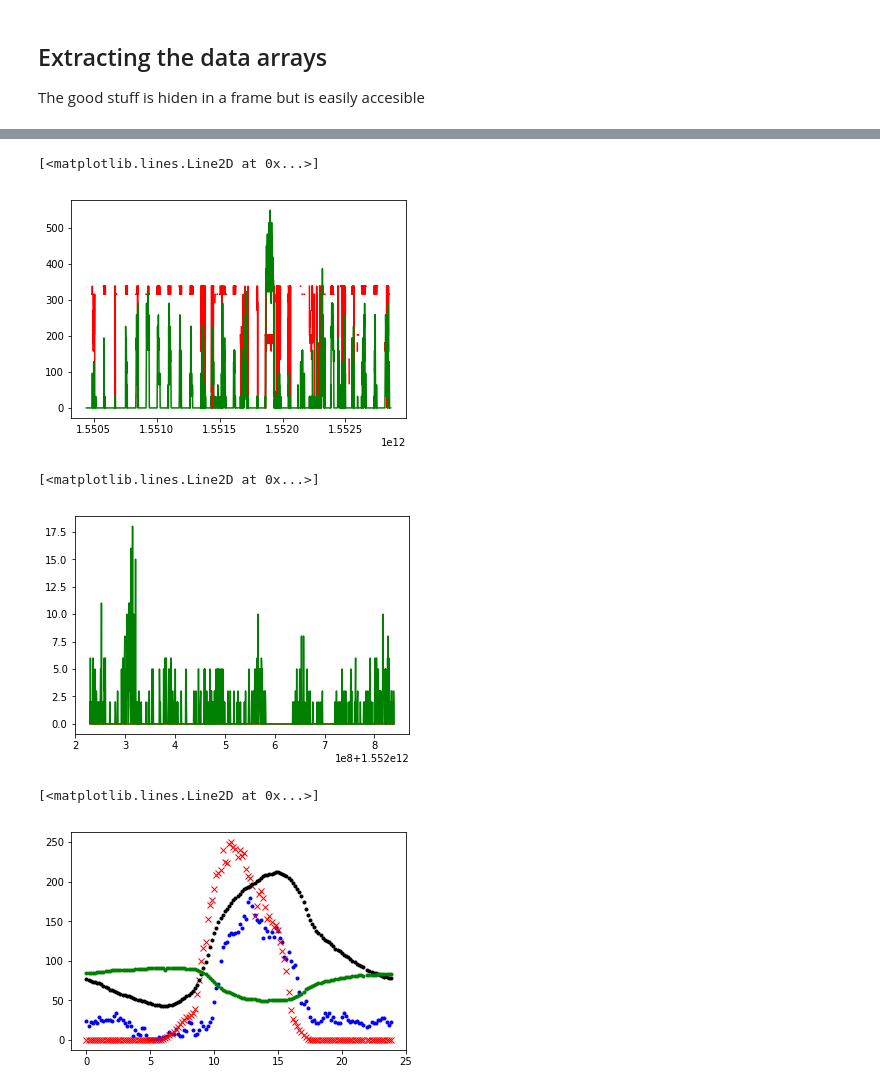
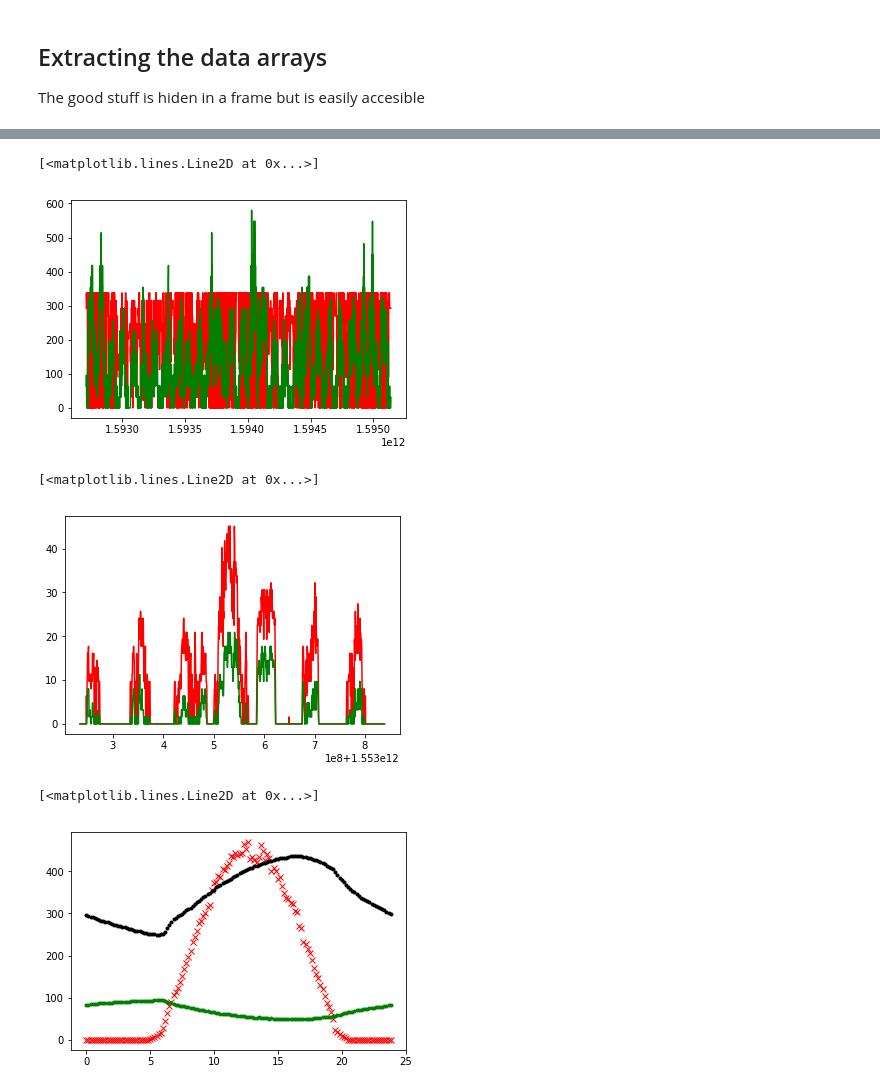
Before and after one commit to macbuse/ROMMA, a Jupyter notebook: romma_again.ipynb, the cells around one changed output, grey strips where cells are left out. Saved outputs shown, nothing was run; the diff lists cells and outputs as text; code cells hidden in the pictures.

```diff
--- a/romma_again.ipynb
+++ b/romma_again.ipynb
@@ -64,10 +66,22 @@ def html2arrays(txt):
         except:
             print(key)
 
+        #continue
+
+        #this fixes holes in the time series
+        if key == 'time':
+            index = (arrays[key] - arrays[key][0])/600000
+            index = index.astype(np.int32)
+            index[index > 4464] = 4463 # just to be safe
+        else:
+            fix = np.zeros(4464)
+            fix[index] = arrays[key]
+            arrays[key] = fix
+
     return arrays
 
 def get_station(ref_num=6):
-    url = 'http://romma.fr/frame_station24.php'
+    url = 'http://romma.fr/frame_station24.php' # why is this hard coded ?
     user_agent = {'User-agent': 'Mozilla/5.0'}
 
     r = requests.post(url,
@@ -76,5 +90,10 @@ def get_station(ref_num=6):
 
     return r.text
 
-tt = get_station(ref_num=4)
+smh = 4
+voiron = 109
+orange = 54
+tt = get_station(ref_num=6)
 meteo = html2arrays(tt)
+for x,y in meteo.items():
+    print(x, len(y))
@@ -84,7 +114,7 @@ plt.plot(meteo['time'][-ww:], meteo['ventdir'][-ww:],'r')
 plt.plot( meteo['time'][-ww:], meteo['vent'][-ww:]*20,'g')
 # %% [output]
 [<matplotlib.lines.Line2D at 0x...>]
-[figure, old version]
+[figure, new version]
 # %%
 ww = 7*24*6
 plt.plot(meteo['time'][-ww:], meteo['rafale'][-ww:],'r')
@@ -92,26 +122,31 @@ plt.plot(meteo['time'][-ww:], meteo['rafale'][-ww:],'r')
 plt.plot( meteo['time'][-ww:], meteo['vent'][-ww:],'g')
 # %% [output]
 [<matplotlib.lines.Line2D at 0x...>]
-[figure, old version]
+[figure, new version]
 # %%
 def hour(x):
     tt = time.localtime(x/1000)
     return tt.tm_hour + tt.tm_min/60
 
+day = 24*6
 
 def tot(key='rad'):
     day = 24*6
     tot = np.zeros((day), dtype=np.float32)
-    for k in range(28):
+    for k in range(31):
         tot += np.roll(meteo[key], k*day)[:day]
     return tot
 
-times = [hour(x) for x in meteo['time'][:day]]
 
-plt.plot( times,tot(key='vent'),'b.')
+# this is a bit risky it assumes there isn't a hole in the data
+times = np.array([hour(x) for x in meteo['time'][:day]])
+times = np.roll(times, 6)
+
+
+#plt.plot( times, tot(key='vent'),'b.')
 plt.plot( times ,tot(key='rad')/50,'rx')
 plt.plot( times ,tot(key='temp')/2,'k.')
 plt.plot( times ,tot(key='hum')/28,'g.')
 # %% [output]
 [<matplotlib.lines.Line2D at 0x...>]
-[figure, old version]
+[figure, new version]
```
Also changed, not shown: parts of 24 cells of this notebook, 1 other file.
